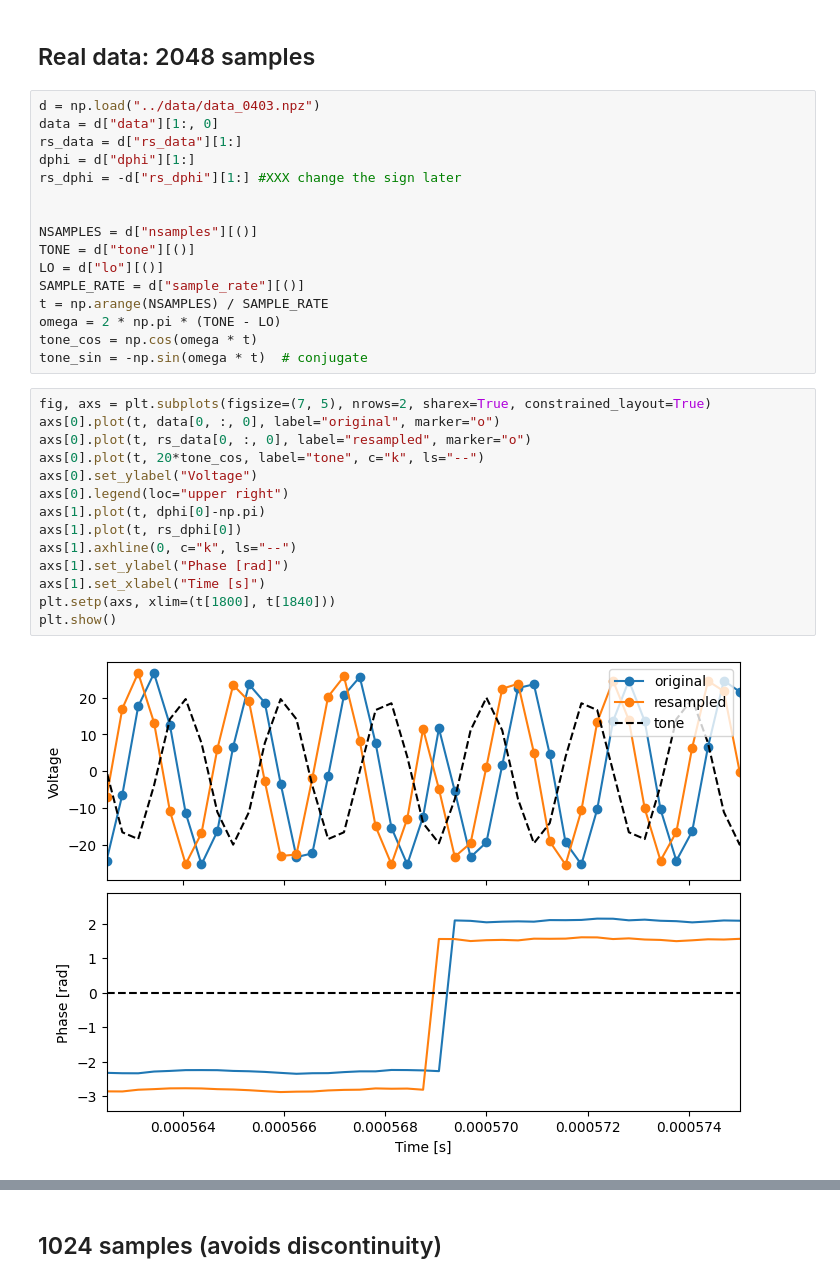
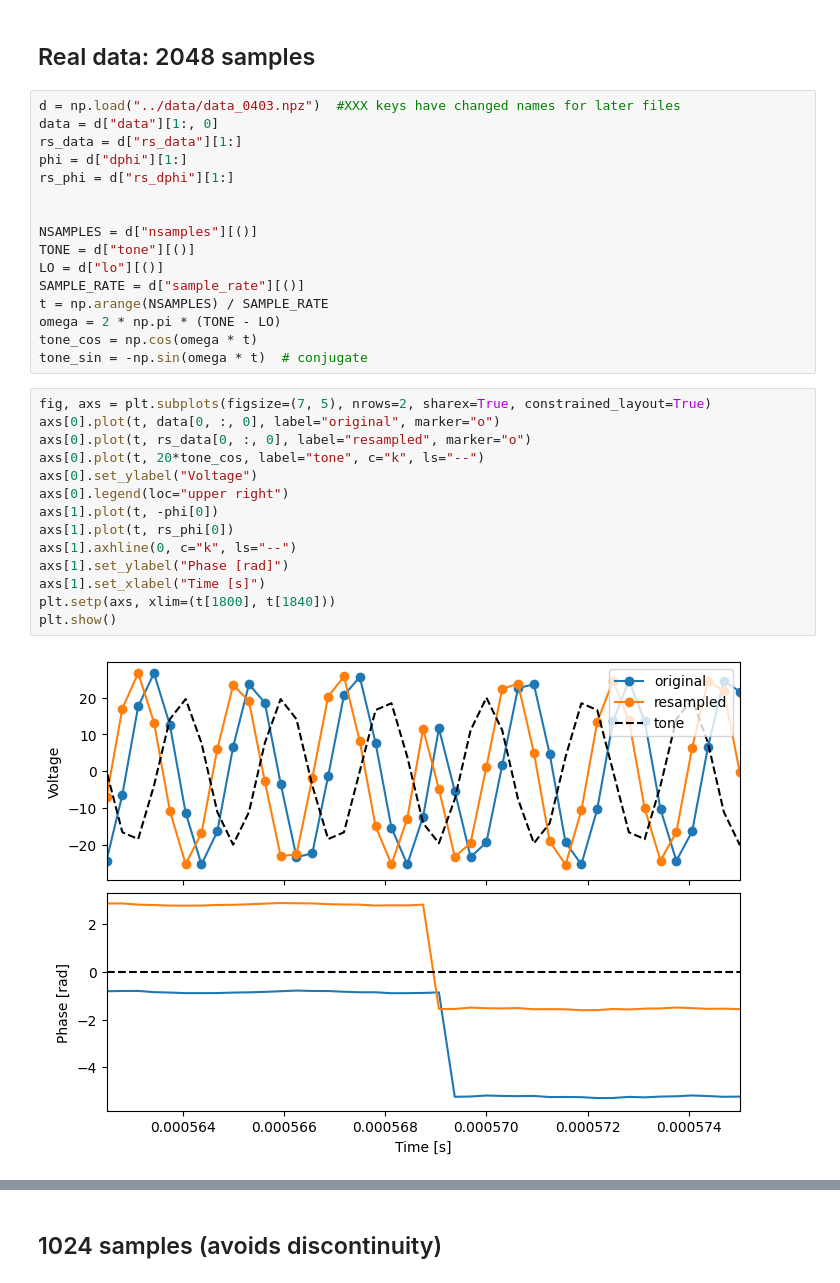
Before and after one commit to AaronParsons/sdrudp, a Jupyter notebook: notebooks/phase_detect_and_correct.ipynb, the cells around one changed output, grey strips where cells are left out. Cells and saved outputs as stored; diff of their text form.

```diff
--- a/notebooks/phase_detect_and_correct.ipynb
+++ b/notebooks/phase_detect_and_correct.ipynb
@@ -92,11 +89,11 @@ plt.show()
 # %% [markdown]
 ## Real data: 2048 samples
 # %%
-d = np.load("../data/data_0403.npz")
+d = np.load("../data/data_0403.npz")  #XXX keys have changed names for later files
 data = d["data"][1:, 0]
 rs_data = d["rs_data"][1:]
-dphi = d["dphi"][1:]
-rs_dphi = -d["rs_dphi"][1:] #XXX change the sign later
+phi = d["dphi"][1:]
+rs_phi = d["rs_dphi"][1:]
 
 
 NSAMPLES = d["nsamples"][()]
@@ -110,17 +107,17 @@ tone_sin = -np.sin(omega * t)  # conjugate
 # %%
 fig, axs = plt.subplots(figsize=(7, 5), nrows=2, sharex=True, constrained_layout=True)
 axs[0].plot(t, data[0, :, 0], label="original", marker="o")
 axs[0].plot(t, rs_data[0, :, 0], label="resampled", marker="o")
 axs[0].plot(t, 20*tone_cos, label="tone", c="k", ls="--")
 axs[0].set_ylabel("Voltage")
 axs[0].legend(loc="upper right")
-axs[1].plot(t, dphi[0]-np.pi)
-axs[1].plot(t, rs_dphi[0])
+axs[1].plot(t, -phi[0])
+axs[1].plot(t, rs_phi[0])
 axs[1].axhline(0, c="k", ls="--")
 axs[1].set_ylabel("Phase [rad]")
 axs[1].set_xlabel("Time [s]")
 plt.setp(axs, xlim=(t[1800], t[1840]))
 plt.show()
 # %% [output]
-[figure, old version]
+[figure, new version]
 # %%
```
Also changed, not shown: parts of 13 cells of this notebook.
